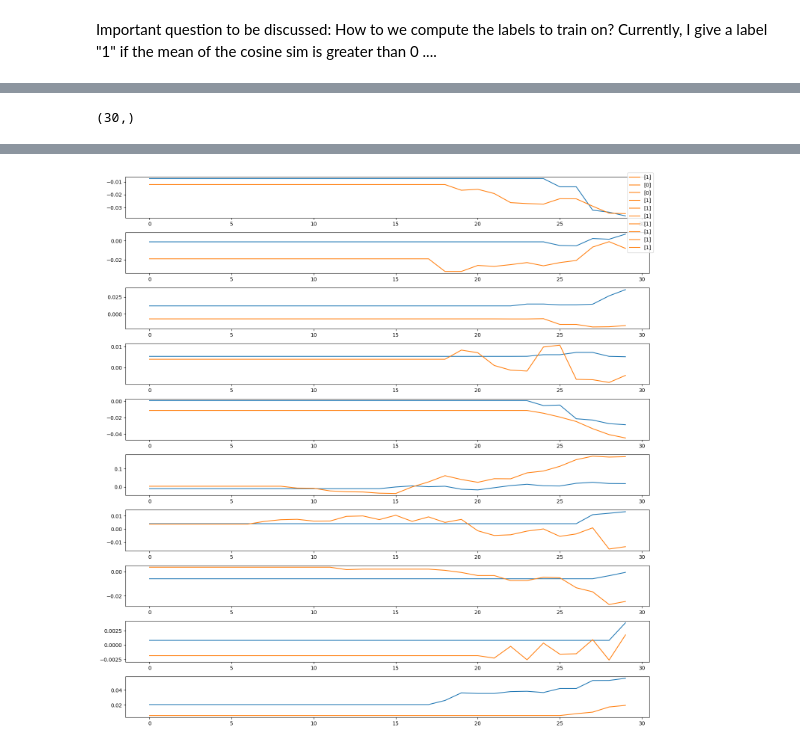
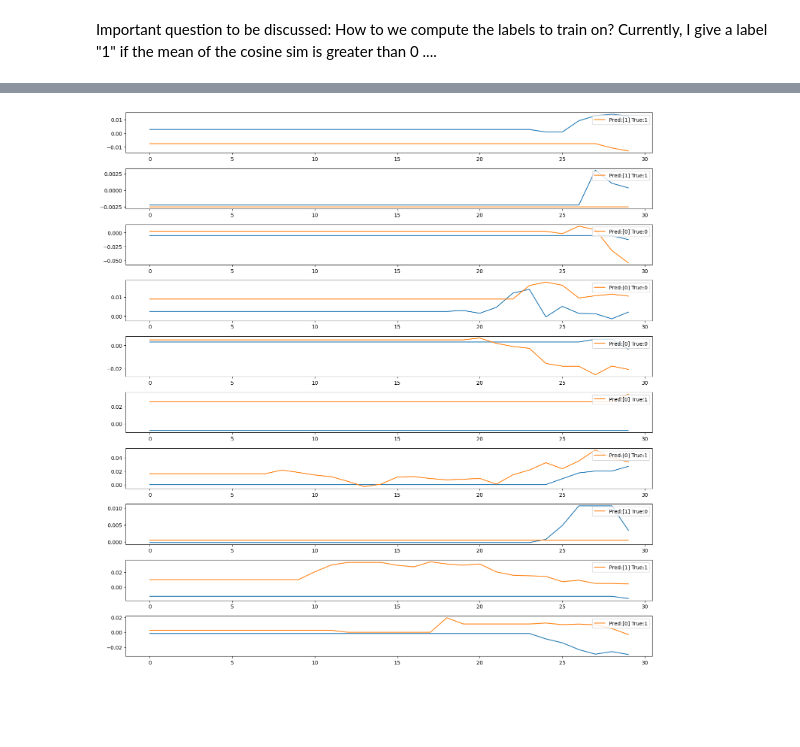
Before and after one commit to FelixFrohnertDB/arxiv_nlp, a Jupyter notebook: 6_ml_model.ipynb, the cells around one changed output, grey strips where cells are left out. Cells and saved outputs as stored; diff of their text form; code cells hidden in the pictures; blank space fills up the shorter version.

```diff
--- a/6_ml_model.ipynb
+++ b/6_ml_model.ipynb
@@ -104,8 +103,11 @@ class CustomDataGenerator(tf.keras.utils.Sequence):
             # Compute label: 1 if concepts are similar, 0 otherwise
             similarity_per_year = [similarity_cosine(v1, v2) for (v1,v2) in zip(encoding1,encoding2)]
 
-            similarity_av = np.mean(np.array(similarity_per_year),axis=-1)
-            label = int(similarity_av > 0)
+            # similarity_av = np.mean(np.array(similarity_per_year),axis=-1)
+
+            slope, intercept = np.polyfit(np.arange(30), np.array(similarity_per_year).T, deg=1)
+
+            label = int(slope > 0)
 
 
             X1.append(encoding1)
@@ -114,7 +116,7 @@ class CustomDataGenerator(tf.keras.utils.Sequence):
 
         return {'input1': np.array(X1), 'input2': np.array(X2)}, np.array(y)
 
-batch_size = 32
+batch_size = 64
 data_generator = CustomDataGenerator(c_reduced_dict,batch_size,concept_inx_arr)
 x_dict,y = data_generator[0]
 # %%
@@ -129,8 +131,15 @@ def create_binary_classification_model(input_shape):
     # Concatenate the inputs
     concatenated = tf.keras.layers.Concatenate(axis=-1)([input1, input2])
 
+
+    conv1 = tf.keras.layers.Conv1D(filters=32, kernel_size=3, activation='relu')(concatenated)
+    maxpool1 = tf.keras.layers.MaxPooling1D(pool_size=2)(conv1)
+
+    # conv2 = tf.keras.layers.Conv1D(filters=32, kernel_size=3, activation='relu')(maxpool1)
+    # maxpool2 = tf.keras.layers.MaxPooling1D(pool_size=2)(conv2)
+
     # Dense layers for classification
-    dense1 = tf.keras.layers.Dense(128, activation='relu')(concatenated)
+    dense1 = tf.keras.layers.Dense(128, activation='relu')(maxpool1)
     dense2 = tf.keras.layers.Dense(64, activation='relu')(dense1)
     flatten = tf.keras.layers.Flatten()(dense2)
     output = tf.keras.layers.Dense(1, activation='sigmoid')(flatten)
@@ -191,19 +200,13 @@ Epoch 20/20
 <keras.src.callbacks.History at 0x...>
-# %%
-np.mean(x_dict["input1"][0],axis=-1).shape
-# %% [output]
-(30,)
 # %%
-
-
 binary_array = (binary_model.predict(x_dict) >= 0.5).astype(int)
 binary_array.flatten()
 
 fig, axs = plt.subplots(10,1,figsize=(15,15))
 for i in range(10):
     axs[i].plot(np.mean(x_dict["input1"][i],axis=-1))
-    axs[i].plot(np.mean(x_dict["input2"][i],axis=-1),label="{}".format(binary_array[i]))
+    axs[i].plot(np.mean(x_dict["input2"][i],axis=-1),label="Pred:{} True:{}".format(binary_array[i],y[i]))
+    axs[i].legend(loc="upper right")
 
-fig.legend()
 fig.tight_layout()
 # %% [output]
@@ -211 +214 @@ fig.tight_layout()
-[figure, old version]
+[figure, new version]
```
Also changed, not shown: parts of 5 cells of this notebook, 5 other files.
